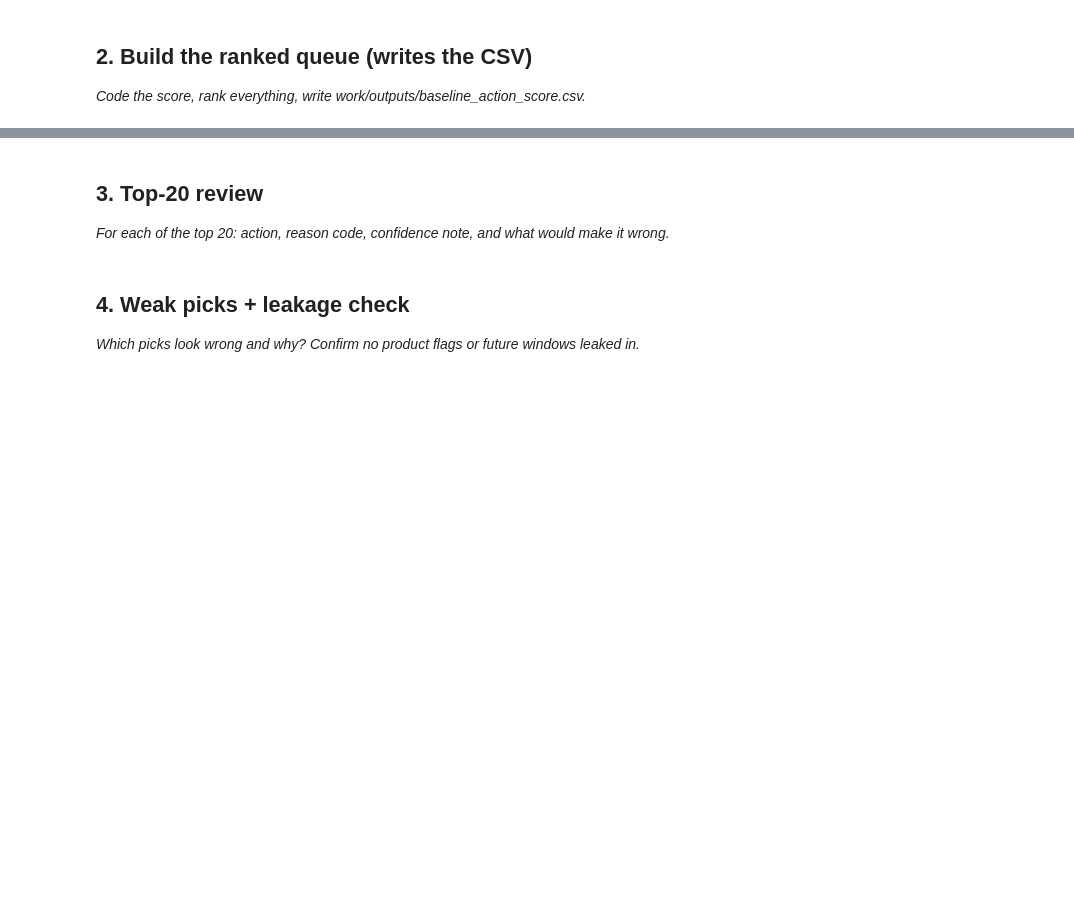
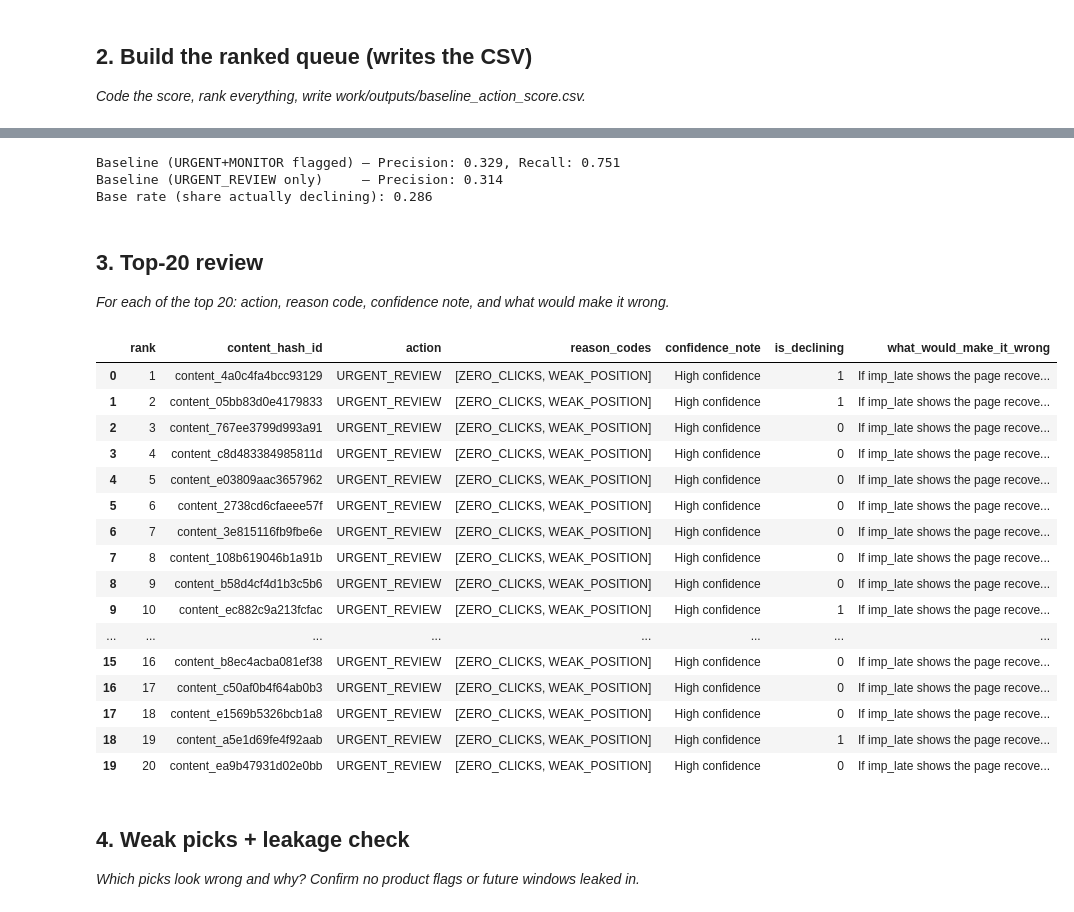
Before and after one commit to MuhammadBilalFarooq/Assignment1, a Jupyter notebook: work/notebooks/w04_baseline_score.ipynb, the cells around one changed output, grey strips where cells are left out. Cells and saved outputs as stored; diff of their text form; code cells hidden in the pictures; blank space fills up the shorter version.

```diff
--- a/work/notebooks/w04_baseline_score.ipynb
+++ b/work/notebooks/w04_baseline_score.ipynb
@@ -6,3 +6,10 @@
 This skeleton is yours to fill. Work the sections **in order** — each one has a one-line hint. Simple words, honest numbers.
 
 > Working with an AI assistant? Tell it to read `skills/README.md` first and load the one skill this assignment names on its card.
+# %%
+import pandas as pd
+
+url = "https://raw.githubusercontent.com/MuhammadBilalFarooq/Assignment1/main/work/notebooks/w03_features.parquet"
+features = pd.read_parquet(url)
+print(features.shape)
+features.head()
@@ -23,3 +124,21 @@ This skeleton is yours to fill. Work the sections **in order** — each one has
+# %%
+from sklearn.metrics import precision_score, recall_score
+
+flagged = ranked['action'].isin(['URGENT_REVIEW', 'MONITOR'])
+
+precision = precision_score(ranked['is_declining'], flagged)
+recall = recall_score(ranked['is_declining'], flagged)
+
+urgent_only = ranked['action'] == 'URGENT_REVIEW'
+precision_urgent = precision_score(ranked['is_declining'], urgent_only)
+
+print(f"Baseline (URGENT+MONITOR flagged) — Precision: {precision:.3f}, Recall: {recall:.3f}")
+print(f"Baseline (URGENT_REVIEW only)     — Precision: {precision_urgent:.3f}")
+print(f"Base rate (share actually declining): {ranked['is_declining'].mean():.3f}")
+# %% [output]
+Baseline (URGENT+MONITOR flagged) — Precision: 0.329, Recall: 0.751
+Baseline (URGENT_REVIEW only)     — Precision: 0.314
+Base rate (share actually declining): 0.286
 # %% [markdown]
 ## 3. Top-20 review
 
@@ -30,3 +146,34 @@ This skeleton is yours to fill. Work the sections **in order** — each one has
+# %%
+top20 = ranked.head(20).copy()
+top20['confidence_note'] = top20['reason_codes'].apply(
+    lambda r: 'High confidence' if len(r) >= 2 else 'Moderate confidence'
+)
+top20['what_would_make_it_wrong'] = (
+    "If imp_late shows the page recovered impressions despite early weak signals, "
+    "or if the page was intentionally deprioritized (e.g. merged/redirected) rather than organically declining."
+)
+
+review_cols = ['rank', 'content_hash_id', 'action', 'reason_codes',
+               'confidence_note', 'is_declining', 'what_would_make_it_wrong']
+top20[review_cols]
+# %% [output]
+|  | rank | content_hash_id | action | reason_codes | confidence_note | is_declining | what_would_make_it_wrong |
+| 0 | 1 | content_4a0c4fa4bcc93129 | URGENT_REVIEW | [ZERO_CLICKS, WEAK_POSITION] | High confidence | 1 | If imp_late shows the page recove... |
+| 1 | 2 | content_05bb83d0e4179833 | URGENT_REVIEW | [ZERO_CLICKS, WEAK_POSITION] | High confidence | 1 | If imp_late shows the page recove... |
+| 2 | 3 | content_767ee3799d993a91 | URGENT_REVIEW | [ZERO_CLICKS, WEAK_POSITION] | High confidence | 0 | If imp_late shows the page recove... |
+| 3 | 4 | content_c8d483384985811d | URGENT_REVIEW | [ZERO_CLICKS, WEAK_POSITION] | High confidence | 0 | If imp_late shows the page recove... |
+| 4 | 5 | content_e03809aac3657962 | URGENT_REVIEW | [ZERO_CLICKS, WEAK_POSITION] | High confidence | 0 | If imp_late shows the page recove... |
+| 5 | 6 | content_2738cd6cfaeee57f | URGENT_REVIEW | [ZERO_CLICKS, WEAK_POSITION] | High confidence | 0 | If imp_late shows the page recove... |
+| 6 | 7 | content_3e815116fb9fbe6e | URGENT_REVIEW | [ZERO_CLICKS, WEAK_POSITION] | High confidence | 0 | If imp_late shows the page recove... |
+| 7 | 8 | content_108b619046b1a91b | URGENT_REVIEW | [ZERO_CLICKS, WEAK_POSITION] | High confidence | 0 | If imp_late shows the page recove... |
+| 8 | 9 | content_b58d4cf4d1b3c5b6 | URGENT_REVIEW | [ZERO_CLICKS, WEAK_POSITION] | High confidence | 0 | If imp_late shows the page recove... |
+| 9 | 10 | content_ec882c9a213fcfac | URGENT_REVIEW | [ZERO_CLICKS, WEAK_POSITION] | High confidence | 1 | If imp_late shows the page recove... |
+| ... | ... | ... | ... | ... | ... | ... | ... |
+| 15 | 16 | content_b8ec4acba081ef38 | URGENT_REVIEW | [ZERO_CLICKS, WEAK_POSITION] | High confidence | 0 | If imp_late shows the page recove... |
+| 16 | 17 | content_c50af0b4f64ab0b3 | URGENT_REVIEW | [ZERO_CLICKS, WEAK_POSITION] | High confidence | 0 | If imp_late shows the page recove... |
+| 17 | 18 | content_e1569b5326bcb1a8 | URGENT_REVIEW | [ZERO_CLICKS, WEAK_POSITION] | High confidence | 0 | If imp_late shows the page recove... |
+| 18 | 19 | content_a5e1d69fe4f92aab | URGENT_REVIEW | [ZERO_CLICKS, WEAK_POSITION] | High confidence | 1 | If imp_late shows the page recove... |
+| 19 | 20 | content_ea9b47931d02e0bb | URGENT_REVIEW | [ZERO_CLICKS, WEAK_POSITION] | High confidence | 0 | If imp_late shows the page recove... |
 # %% [markdown]
 ## 4. Weak picks + leakage check
 
```
Also changed, not shown: parts of 9 cells of this notebook.
